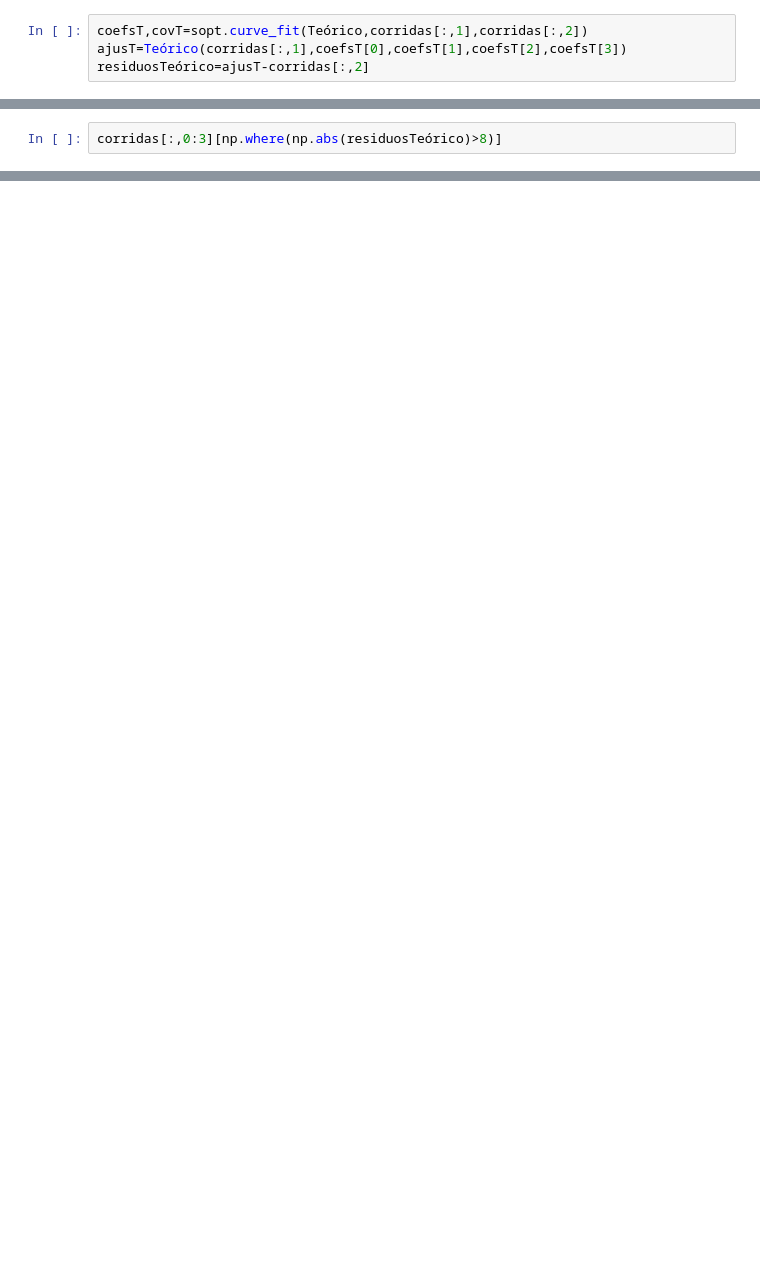
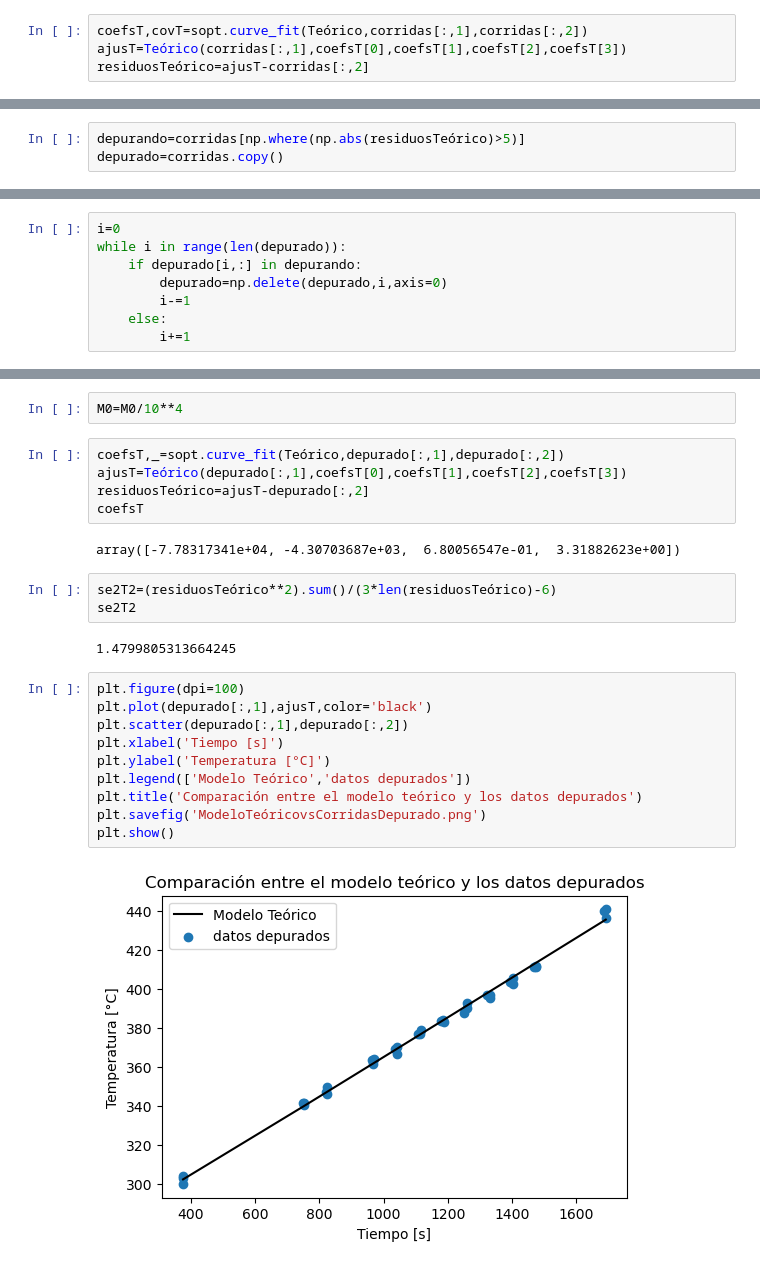
Before and after one commit to plasmallan/an-lisis_procesos_ii, a Jupyter notebook: Proyecto Grupal/Grupo 3 - Proyecto Grupal.ipynb, the cells around one changed output, grey strips where cells are left out. Saved outputs shown, nothing was run; the diff lists cells and outputs as text; blank space fills up the shorter version.

```diff
--- a/Proyecto Grupal/Grupo 3 - Proyecto Grupal.ipynb
+++ b/Proyecto Grupal/Grupo 3 - Proyecto Grupal.ipynb
@@ -542,2 +523,3 @@ Se propone eliminar los datos que producen residuos grandes, para determinar cu
 # %%
-corridas[:,0:3][np.where(np.abs(residuosTeórico)>8)]
+depurando=corridas[np.where(np.abs(residuosTeórico)>5)]
+depurado=corridas.copy()
@@ -554,0 +530,8 @@ array([[   5.  ,  458.  ,  318.95],
+# %%
+i=0
+while i in range(len(depurado)):
+    if depurado[i,:] in depurando:
+        depurado=np.delete(depurado,i,axis=0)
+        i-=1
+    else:
+        i+=1
@@ -554,0 +548,26 @@ array([[   5.  ,  458.  ,  318.95],
+# %%
+M0=M0/10**4
+# %%
+coefsT,_=sopt.curve_fit(Teórico,depurado[:,1],depurado[:,2])
+ajusT=Teórico(depurado[:,1],coefsT[0],coefsT[1],coefsT[2],coefsT[3])
+residuosTeórico=ajusT-depurado[:,2]
+coefsT
+# %% [output]
+array([-7.78317341e+04, -4.30703687e+03,  6.80056547e-01,  3.31882623e+00])
+# %%
+se2T2=(residuosTeórico**2).sum()/(3*len(residuosTeórico)-6)
+se2T2
+# %% [output]
+1.4799805313664245
+# %%
+plt.figure(dpi=100)
+plt.plot(depurado[:,1],ajusT,color='black')
+plt.scatter(depurado[:,1],depurado[:,2])
+plt.xlabel('Tiempo [s]')
+plt.ylabel('Temperatura [°C]')
+plt.legend(['Modelo Teórico','datos depurados'])
+plt.title('Comparación entre el modelo teórico y los datos depurados')
+plt.savefig('ModeloTeóricovsCorridasDepurado.png')
+plt.show()
+# %% [output]
+[figure, added]
```
Also changed, not shown: parts of 43 cells of this notebook, 4 other files.
